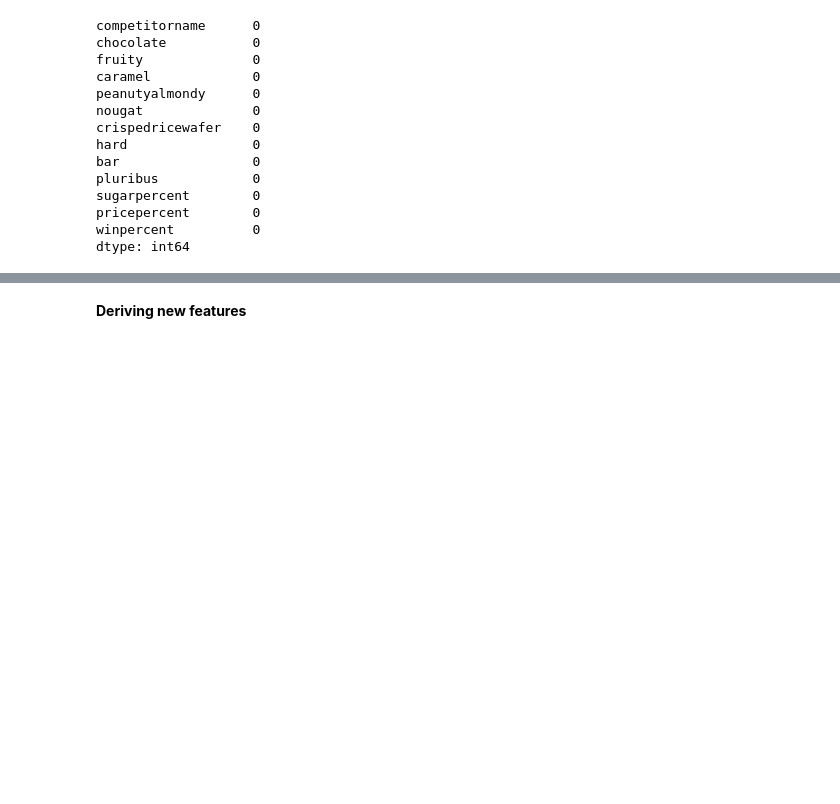
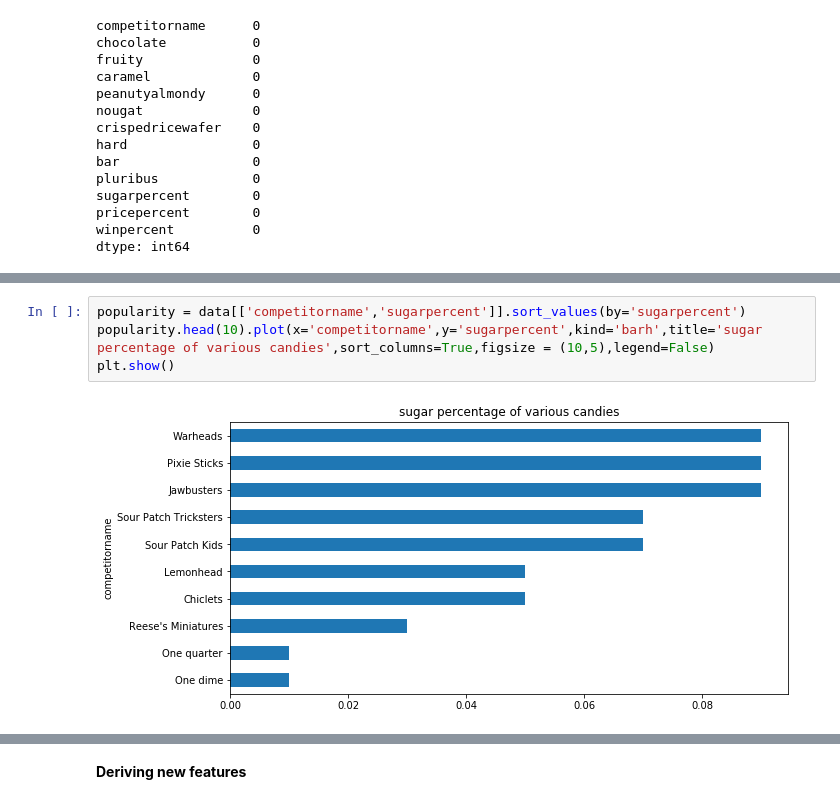
Before and after one commit to sagarnil1989/Lidl_Candy, a Jupyter notebook: LidlCandyCaseStudy.ipynb, the cells around one changed output, grey strips where cells are left out. Drawn from its saved outputs; the diff is of its cells as text; blank space fills up the shorter version.

```diff
--- a/LidlCandyCaseStudy.ipynb
+++ b/LidlCandyCaseStudy.ipynb
@@ -93,0 +128,6 @@ data['winpercent'] = data['winpercent']/100
+# %%
+popularity = data[['competitorname','sugarpercent']].sort_values(by='sugarpercent')
+popularity.head(10).plot(x='competitorname',y='sugarpercent',kind='barh',title='sugar percentage of various candies',sort_columns=True,figsize = (10,5),legend=False)
+plt.show()
+# %% [output]
+[figure, added]
```
Also changed, not shown: parts of 59 cells of this notebook, 16 other files.
